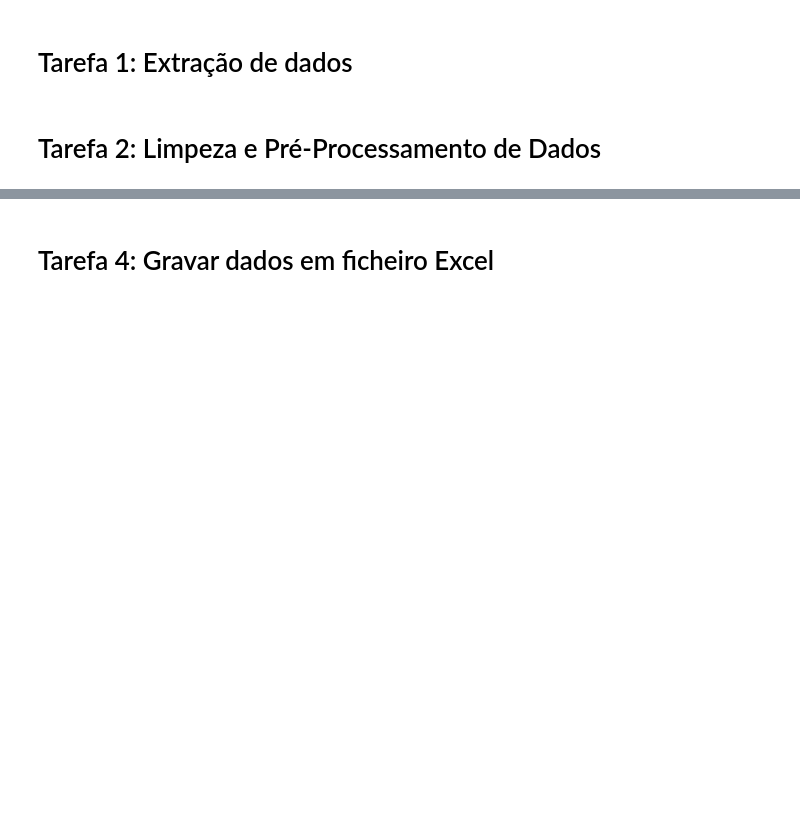
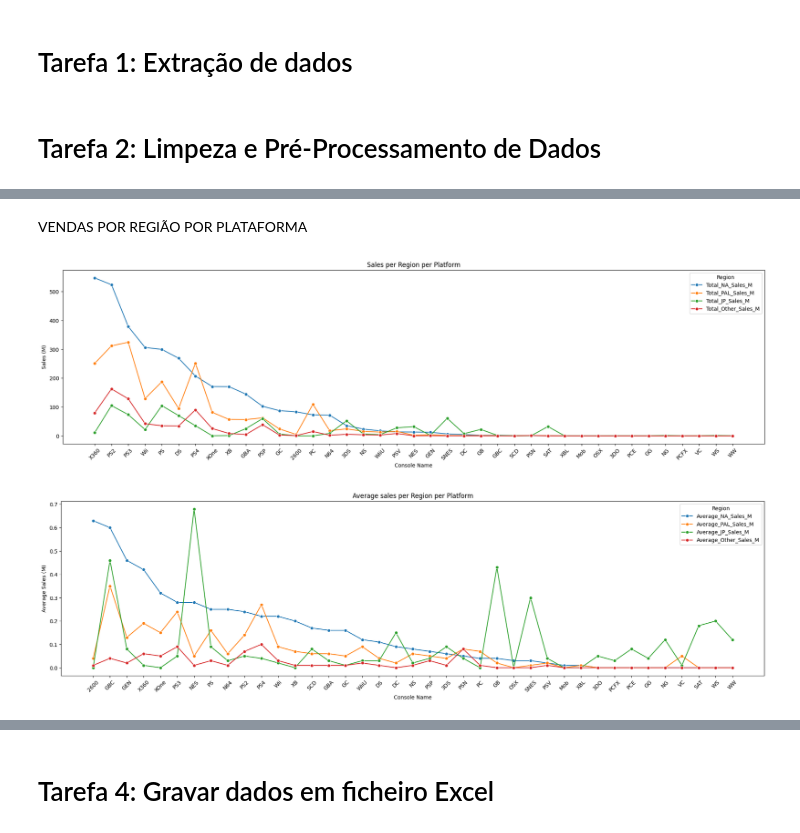
Before and after one commit to matheustristao/ppl_2425_group10, a Jupyter notebook: project_final.ipynb, the cells around one changed output, grey strips where cells are left out. Drawn from its saved outputs; the diff is of its cells as text; code cells hidden in the pictures; blank space fills up the shorter version.

```diff
--- a/project_final.ipynb
+++ b/project_final.ipynb
@@ -369,0 +328,32 @@ plot_trends(melted_mean_region_per_genre, 'Genre', 'Region_average_Sales', 'Regi
+# %% [markdown]
+VENDAS POR REGIÃO POR PLATAFORMA
+# %%
+
+# Vendas por região por plataforma
+sum_NA_by_platform = sum_column_by_group(file, 'NA_Sales', 'Platform', sum_column_name='Total_NA_Sales_M')
+sum_PAL_by_platform = sum_column_by_group(file, 'PAL_Sales', 'Platform', sum_column_name='Total_PAL_Sales_M')
+sum_JP_by_platform = sum_column_by_group(file, 'JP_Sales', 'Platform', sum_column_name='Total_JP_Sales_M')
+sum_Other_by_platform = sum_column_by_group(file, 'Other_Sales', 'Platform', sum_column_name='Total_Other_Sales_M')
+
+# Média de vendas por plataforma
+mean_NA_by_platform = mean_column_by_group(file, 'NA_Sales', 'Platform', avg_column_name='Average_NA_Sales_M')
+mean_PAL_by_platform = mean_column_by_group(file, 'PAL_Sales', 'Platform', avg_column_name='Average_PAL_Sales_M')
+mean_JP_by_platform = mean_column_by_group(file, 'JP_Sales', 'Platform', avg_column_name='Average_JP_Sales_M')
+mean_Other_by_platform = mean_column_by_group(file, 'Other_Sales', 'Platform', avg_column_name='Average_Other_Sales_M')
+
+# Merge dos dataframes de média e total de vendas por plataforma por cada região
+sum_region_per_platform = sum_NA_by_platform.merge(sum_PAL_by_platform, on = 'Platform').merge(sum_JP_by_platform, on = 'Platform').merge(sum_Other_by_platform, on = 'Platform')
+mean_region_per_platform = mean_NA_by_platform.merge(mean_PAL_by_platform, on = 'Platform').merge(mean_JP_by_platform, on = 'Platform').merge(mean_Other_by_platform, on = 'Platform')
+
+# Melte dos dataframes de média e total de vendas por plataforma por região
+melted_sum_region_per_platform = sum_region_per_platform.melt(id_vars='Platform', var_name='Region', value_name='Region_Sales')
+melted_mean_region_per_platform = mean_region_per_platform.melt(id_vars='Platform', var_name='Region', value_name='Region_average_Sales')
+
+# Gráficos com vendas médias e totais por plataforma por região
+plot_trends(melted_sum_region_per_platform, 'Platform', 'Region_Sales', 'Region', 'Sales per Region per Platform', \
+            'Console Name', 'Sales (M)', marker_type='o', show_legend=True, legend_name='Region', image_name=sum_region_platform, plotsize=(24, 6))
+plot_trends(melted_mean_region_per_platform, 'Platform', 'Region_average_Sales', 'Region', 'Average sales per Region per Platform', \
+            'Console Name', 'Average Sales (M)', marker_type='o', show_legend=True, legend_name='Region', image_name=average_region_platform, plotsize=(24, 6))
+# %% [output]
+[figure, added]
+[figure, added]
```
Also changed, not shown: parts of 13 cells of this notebook, 1 other file.
